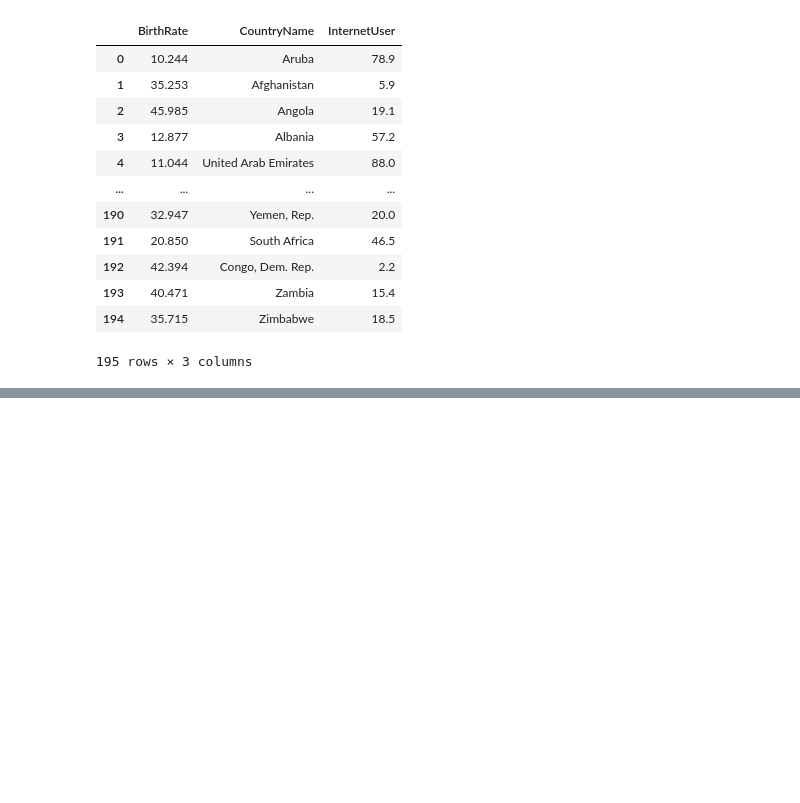
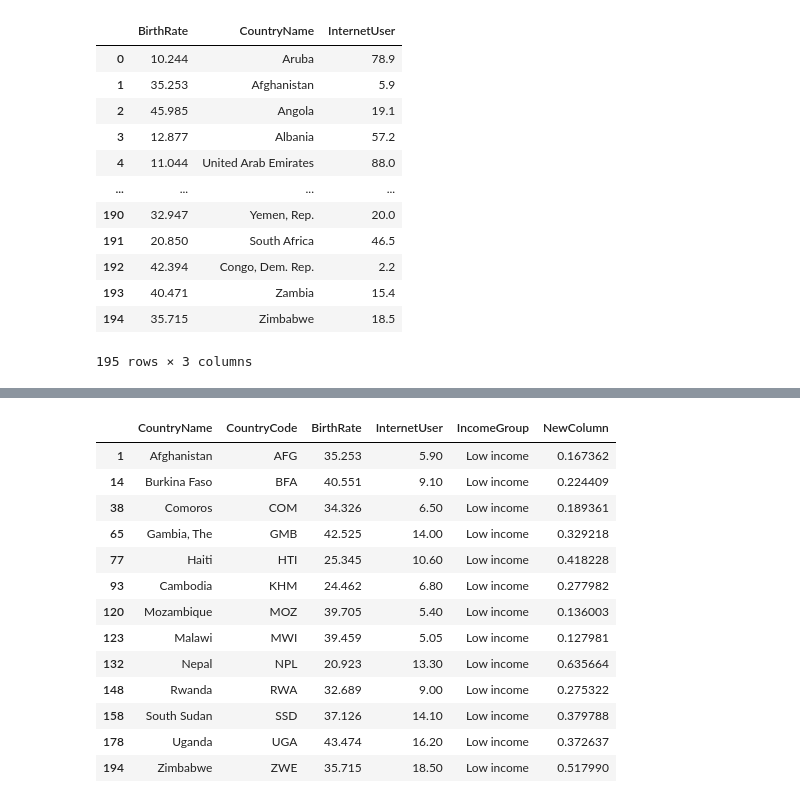
Before and after one commit to prithvirajrh/DS-Training-codes, a Jupyter notebook: Basic_codes_till_importing_and_func.ipynb, the cells around one changed output, grey strips where cells are left out. Saved outputs shown, nothing was run; the diff lists cells and outputs as text; code cells hidden in the pictures; blank space fills up the shorter version.

```diff
--- a/Basic_codes_till_importing_and_func.ipynb
+++ b/Basic_codes_till_importing_and_func.ipynb
@@ -488,0 +560,17 @@ stats[['BirthRate','CountryName','InternetUser']]
+# %%
+stats[(stats.IncomeGroup=='Low income')&(stats.InternetUser>5)]
+# %% [output]
+|  | CountryName | CountryCode | BirthRate | InternetUser | IncomeGroup | NewColumn |
+| 1 | Afghanistan | AFG | 35.253 | 5.90 | Low income | 0.167362 |
+| 14 | Burkina Faso | BFA | 40.551 | 9.10 | Low income | 0.224409 |
+| 38 | Comoros | COM | 34.326 | 6.50 | Low income | 0.189361 |
+| 65 | Gambia, The | GMB | 42.525 | 14.00 | Low income | 0.329218 |
+| 77 | Haiti | HTI | 25.345 | 10.60 | Low income | 0.418228 |
+| 93 | Cambodia | KHM | 24.462 | 6.80 | Low income | 0.277982 |
+| 120 | Mozambique | MOZ | 39.705 | 5.40 | Low income | 0.136003 |
+| 123 | Malawi | MWI | 39.459 | 5.05 | Low income | 0.127981 |
+| 132 | Nepal | NPL | 20.923 | 13.30 | Low income | 0.635664 |
+| 148 | Rwanda | RWA | 32.689 | 9.00 | Low income | 0.275322 |
+| 158 | South Sudan | SSD | 37.126 | 14.10 | Low income | 0.379788 |
+| 178 | Uganda | UGA | 43.474 | 16.20 | Low income | 0.372637 |
+| 194 | Zimbabwe | ZWE | 35.715 | 18.50 | Low income | 0.517990 |
```
Also changed, not shown: parts of 9 cells of this notebook.
